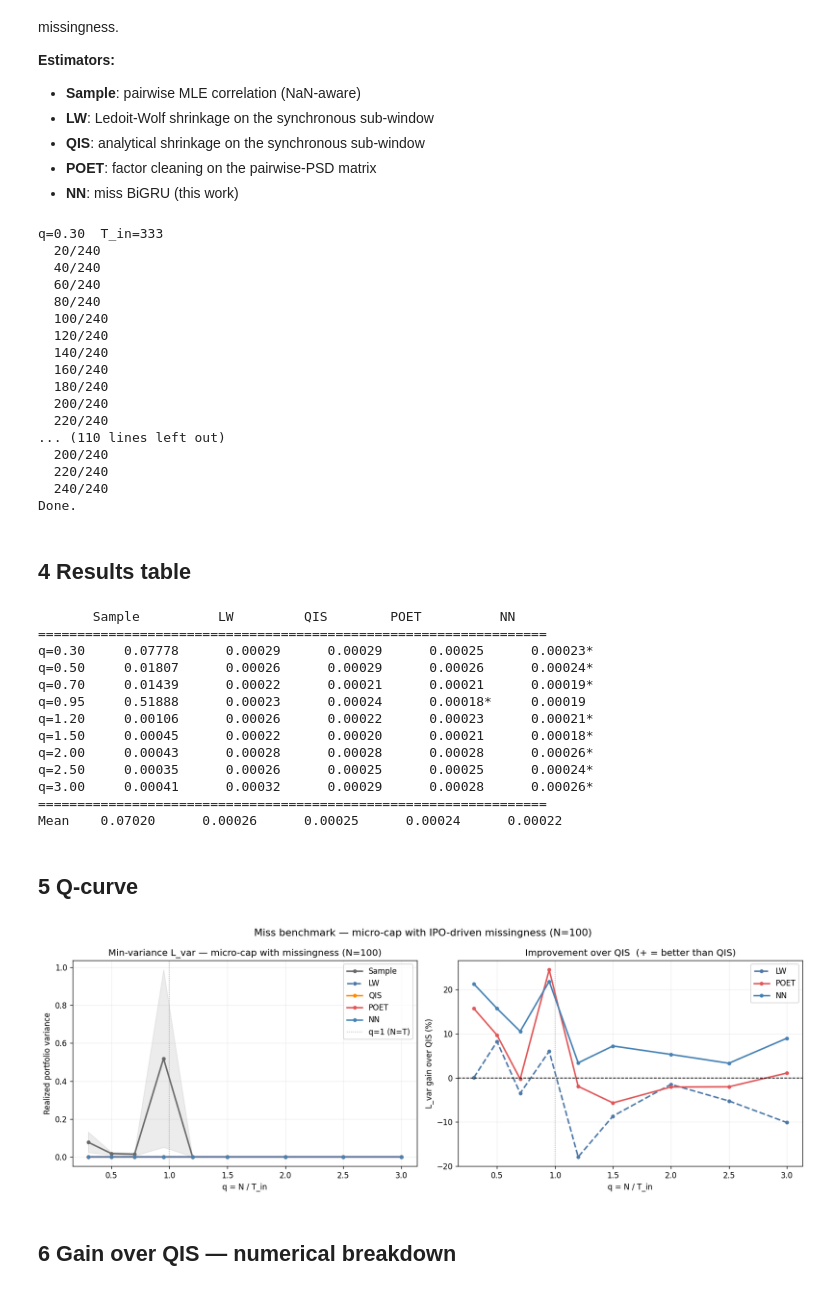
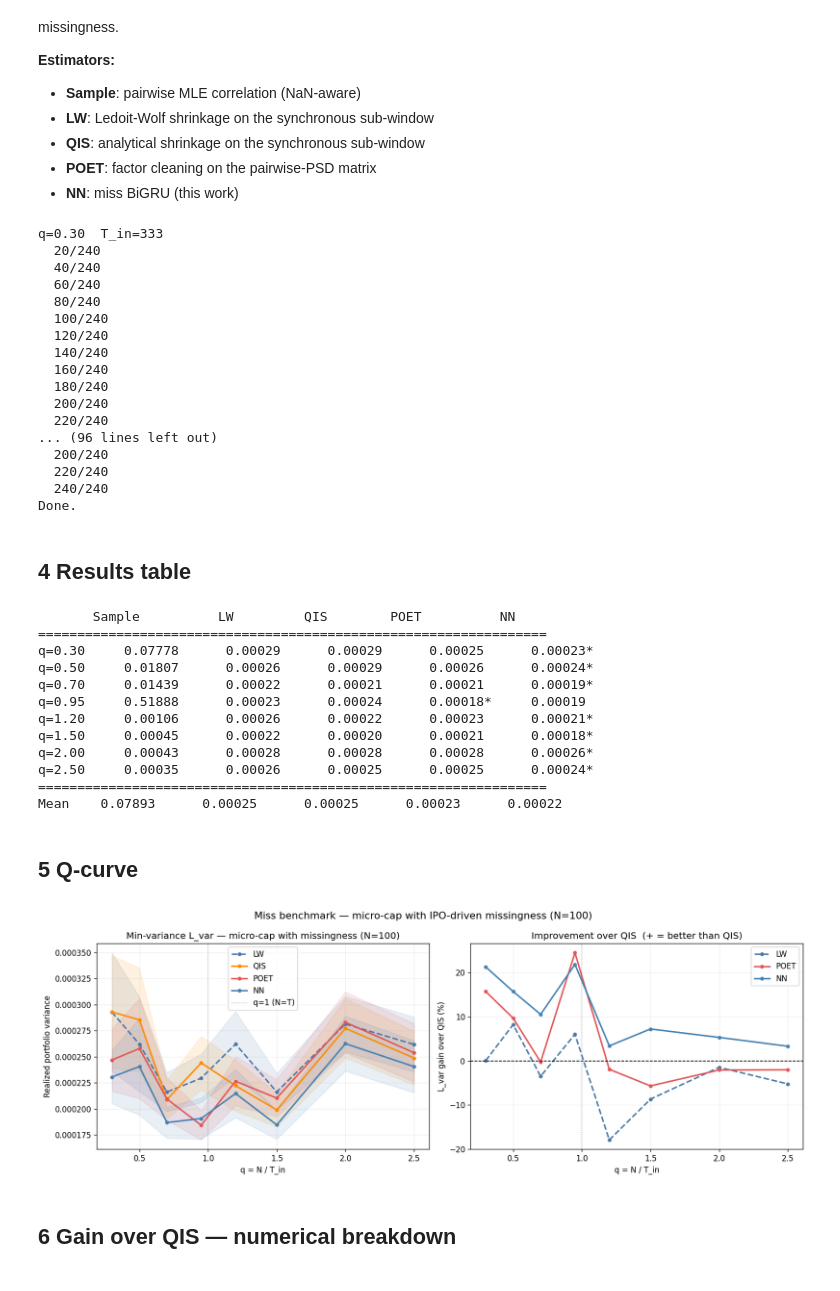
Before and after one commit to Armanddevacc/covariance-cleaning-nn, a Jupyter notebook: notebooks/comparison_realdata.ipynb, the cells around one changed output. Cells and saved outputs as stored; diff of their text form; code cells hidden in the pictures.

Commit message:
Removed Polluting Emp Estim plot

```diff
--- a/notebooks/comparison_realdata.ipynb
+++ b/notebooks/comparison_realdata.ipynb
@@ -88,7 +88,7 @@ which have genuine IPO-driven missingness.
 - **POET**: factor cleaning on the pairwise-PSD matrix
 - **NN**: miss BiGRU (this work)
 # %%
-Q_VALUES  = [0.3, 0.5, 0.7, 0.95, 1.2, 1.5, 2.0, 2.5, 3.0]  # same as no-miss
+Q_VALUES  = [0.3, 0.5, 0.7, 0.95, 1.2, 1.5, 2.0, 2.5]  # same as no-miss
 N_STEPS   = 240
 T_OOS     = 5
 N         = 100   # same as no-miss
@@ -239,7 +239,6 @@ for qi, q in enumerate(Q_VALUES):
         if step % 20 == 0:
             print(f'  {step}/{N_STEPS}', flush=True)
 
-np.save('results/ablation_features/miss_lvar.npy', lvar)
 print('Done.')
 # %% [output]
 q=0.30  T_in=333
@@ -254,7 +253,7 @@ q=0.30  T_in=333
   180/240
   200/240
   220/240
-... (110 lines left out)
+... (96 lines left out)
   200/240
   220/240
   240/240
@@ -262,7 +261,6 @@ Done.
 # %% [markdown]
 ## 4  Results table
 # %%
-lvar  = np.load('results/ablation_features/miss_lvar.npy')
 means = np.nanmean(lvar, axis=1)   # (Q, 5)
 
 print('   ' + '  '.join(f'{n:>10}' for n in NAMES))
@@ -287,9 +285,8 @@ q=1.20     0.00106      0.00026      0.00022      0.00023      0.00021*
 q=1.50     0.00045      0.00022      0.00020      0.00021      0.00018*
 q=2.00     0.00043      0.00028      0.00028      0.00028      0.00026*
 q=2.50     0.00035      0.00026      0.00025      0.00025      0.00024*
-q=3.00     0.00041      0.00032      0.00029      0.00028      0.00026*
 =================================================================
-Mean    0.07020      0.00026      0.00025      0.00024      0.00022
+Mean    0.07893      0.00025      0.00025      0.00023      0.00022
 # %% [markdown]
 ## 5  Q-curve
 # %%
@@ -305,6 +302,8 @@ COLORS = {
 fig, (ax1, ax2) = plt.subplots(1, 2, figsize=(14, 5))
 
 for i, name in enumerate(NAMES):
+    if name == 'Sample':   # non-PSD → pathological MVP weights → off-scale variance
+        continue
     color, ls = COLORS[name]
     y = np.nanmean(lvar[:, :, i], axis=1)
     s = np.nanstd(lvar[:, :, i],  axis=1) / np.sqrt(N_STEPS)
@@ -316,34 +315,34 @@ ax1.axvline(1, color='grey', lw=1, ls=':', alpha=0.6, label='q=1 (N=T)')
 ax1.set_xlabel('q = N / T_in')
 ax1.set_ylabel('Realized portfolio variance')
 ax1.set_title('Min-variance L_var — micro-cap with missingness (N=100)')
 ax1.legend()
 ax1.grid(alpha=0.2)
 
 qis_i = NAMES.index('QIS')
 for i, name in enumerate(NAMES):
     if name in ('QIS', 'Sample'):
         continue
     color, ls = COLORS[name]
     y_est = np.nanmean(lvar[:, :, i],     axis=1)
     y_qis = np.nanmean(lvar[:, :, qis_i], axis=1)
     gain  = (y_qis - y_est) / y_qis * 100
     ok    = np.isfinite(gain)
     ax2.plot(qs[ok], gain[ok], color=color, ls=ls, lw=2, marker='o', ms=4, label=name)
 
 ax2.axhline(0, color='black', lw=1, ls='--')
 ax2.axvline(1, color='grey',  lw=1, ls=':', alpha=0.6)
 ax2.set_xlabel('q = N / T_in')
 ax2.set_ylabel('L_var gain over QIS (%)')
 ax2.set_title('Improvement over QIS  (+ = better than QIS)')
 ax2.legend()
 ax2.grid(alpha=0.2)
 
 plt.suptitle('Miss benchmark — micro-cap with IPO-driven missingness (N=100)', fontsize=13)
 plt.tight_layout()
 plt.savefig('images/realdata_miss_qcurve.png', dpi=150)
 plt.show()
 # %% [output]
-[figure, old version]
+[figure, new version]
 # %% [markdown]
 ## 6  Gain over QIS — numerical breakdown
 # %%
```
Also changed, not shown: parts of 1 cell of this notebook, 2 other files.
